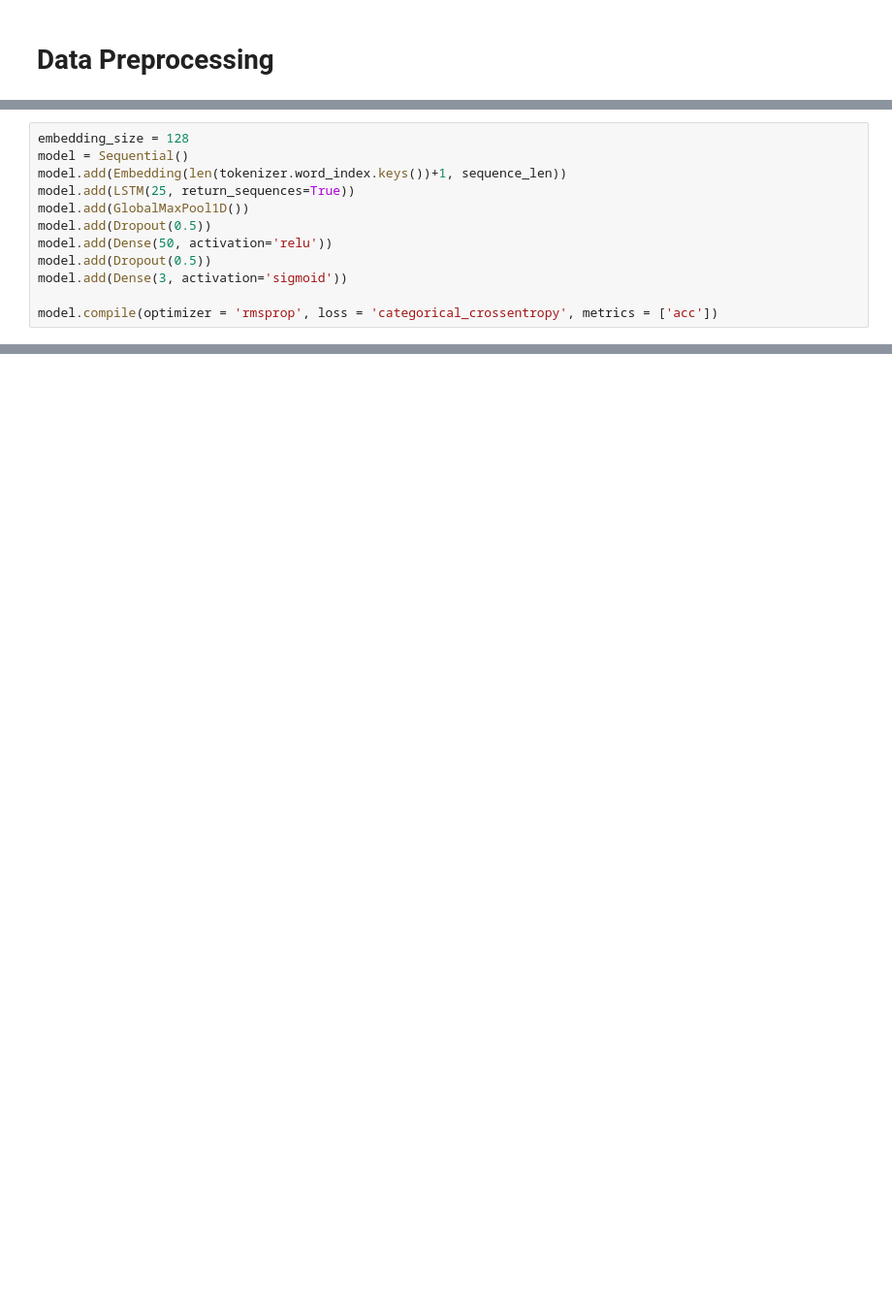
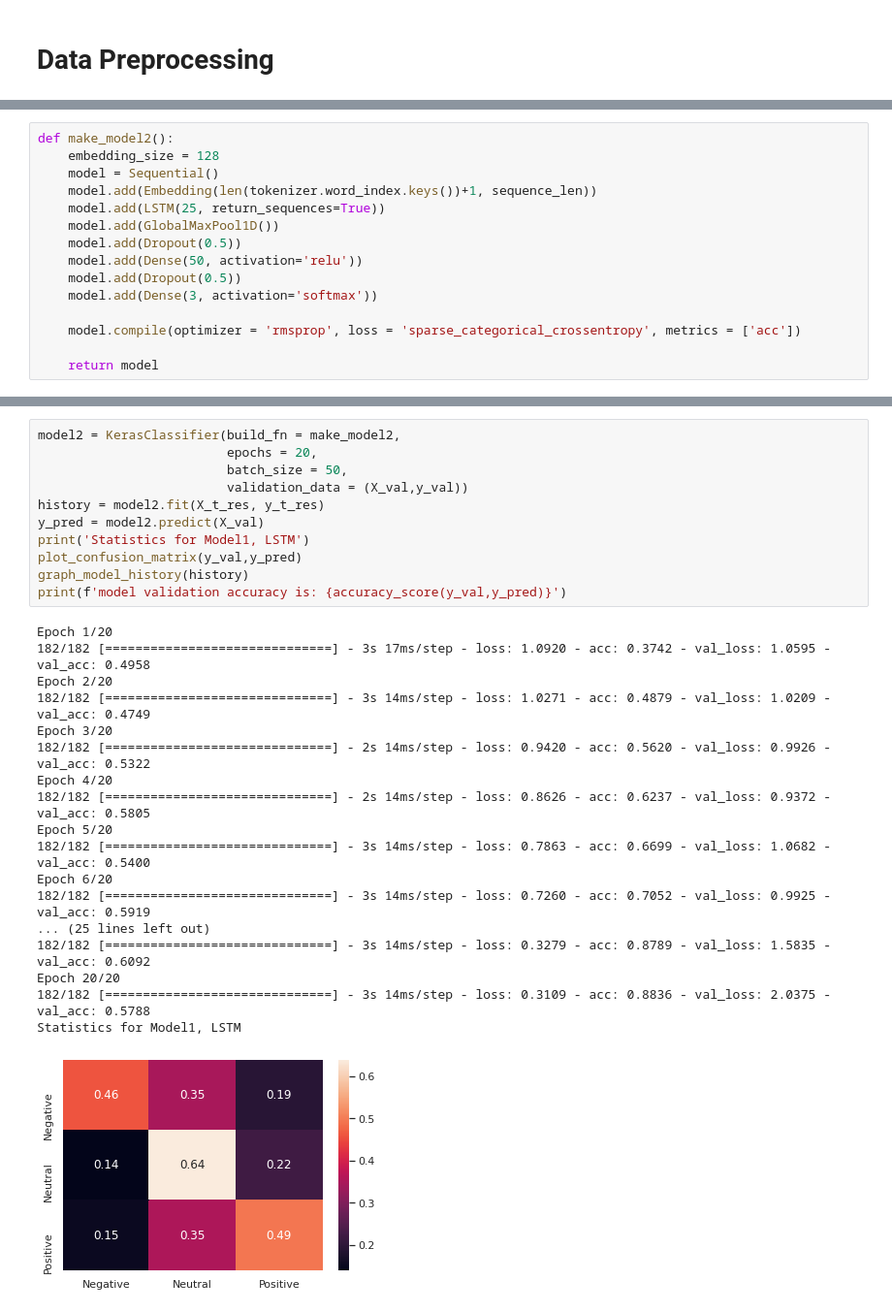
Before and after one commit to Caellwyn/product-flexible-twitter-sentiment-analysis, a Jupyter notebook: notebooks/exploratory/josh_models1.ipynb, the cells around one changed output, grey strips where cells are left out. Shown at 97% size. Cells and saved outputs as stored; diff of their text form; blank space fills up the shorter version.

```diff
--- a/notebooks/exploratory/josh_models1.ipynb
+++ b/notebooks/exploratory/josh_models1.ipynb
@@ -145,12 +241,15 @@ y_train
 # %%
-embedding_size = 128
-model = Sequential()
-model.add(Embedding(len(tokenizer.word_index.keys())+1, sequence_len))
-model.add(LSTM(25, return_sequences=True))
-model.add(GlobalMaxPool1D())
-model.add(Dropout(0.5))
-model.add(Dense(50, activation='relu'))
-model.add(Dropout(0.5))
-model.add(Dense(3, activation='sigmoid'))
+def make_model2():
+    embedding_size = 128
+    model = Sequential()
+    model.add(Embedding(len(tokenizer.word_index.keys())+1, sequence_len))
+    model.add(LSTM(25, return_sequences=True))
+    model.add(GlobalMaxPool1D())
+    model.add(Dropout(0.5))
+    model.add(Dense(50, activation='relu'))
+    model.add(Dropout(0.5))
+    model.add(Dense(3, activation='softmax'))
 
-model.compile(optimizer = 'rmsprop', loss = 'categorical_crossentropy', metrics = ['acc'])
+    model.compile(optimizer = 'rmsprop', loss = 'sparse_categorical_crossentropy', metrics = ['acc'])
+
+    return model
@@ -161,0 +256,30 @@ model.fit(X_train, y_train, epochs = 1, batch_size = 50)
+# %%
+model2 = KerasClassifier(build_fn = make_model2,
+                         epochs = 20,
+                         batch_size = 50,
+                         validation_data = (X_val,y_val))
+history = model2.fit(X_t_res, y_t_res)
+y_pred = model2.predict(X_val)
+print('Statistics for Model1, LSTM')
+plot_confusion_matrix(y_val,y_pred)
+graph_model_history(history)
+print(f'model validation accuracy is: {accuracy_score(y_val,y_pred)}')
+# %% [output]
+Epoch 1/20
+182/182 [==============================] - 3s 17ms/step - loss: 1.0920 - acc: 0.3742 - val_loss: 1.0595 - val_acc: 0.4958
+Epoch 2/20
+182/182 [==============================] - 3s 14ms/step - loss: 1.0271 - acc: 0.4879 - val_loss: 1.0209 - val_acc: 0.4749
+Epoch 3/20
+182/182 [==============================] - 2s 14ms/step - loss: 0.9420 - acc: 0.5620 - val_loss: 0.9926 - val_acc: 0.5322
+Epoch 4/20
+182/182 [==============================] - 2s 14ms/step - loss: 0.8626 - acc: 0.6237 - val_loss: 0.9372 - val_acc: 0.5805
+Epoch 5/20
+182/182 [==============================] - 3s 14ms/step - loss: 0.7863 - acc: 0.6699 - val_loss: 1.0682 - val_acc: 0.5400
+Epoch 6/20
+182/182 [==============================] - 3s 14ms/step - loss: 0.7260 - acc: 0.7052 - val_loss: 0.9925 - val_acc: 0.5919
+... (25 lines left out)
+182/182 [==============================] - 3s 14ms/step - loss: 0.3279 - acc: 0.8789 - val_loss: 1.5835 - val_acc: 0.6092
+Epoch 20/20
+182/182 [==============================] - 3s 14ms/step - loss: 0.3109 - acc: 0.8836 - val_loss: 2.0375 - val_acc: 0.5788
+Statistics for Model1, LSTM
+[figure, added]
```
Also changed, not shown: parts of 24 cells of this notebook.
